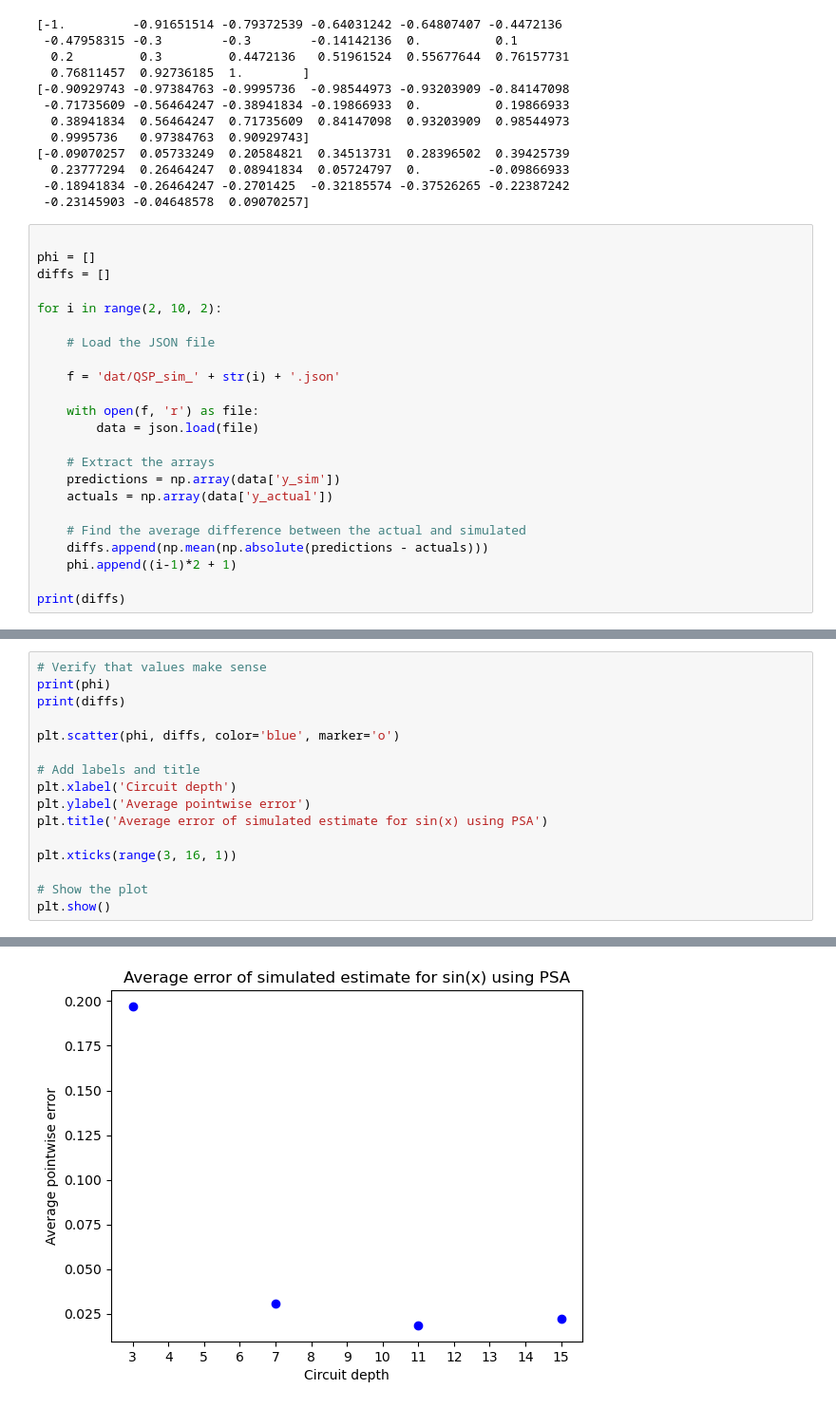
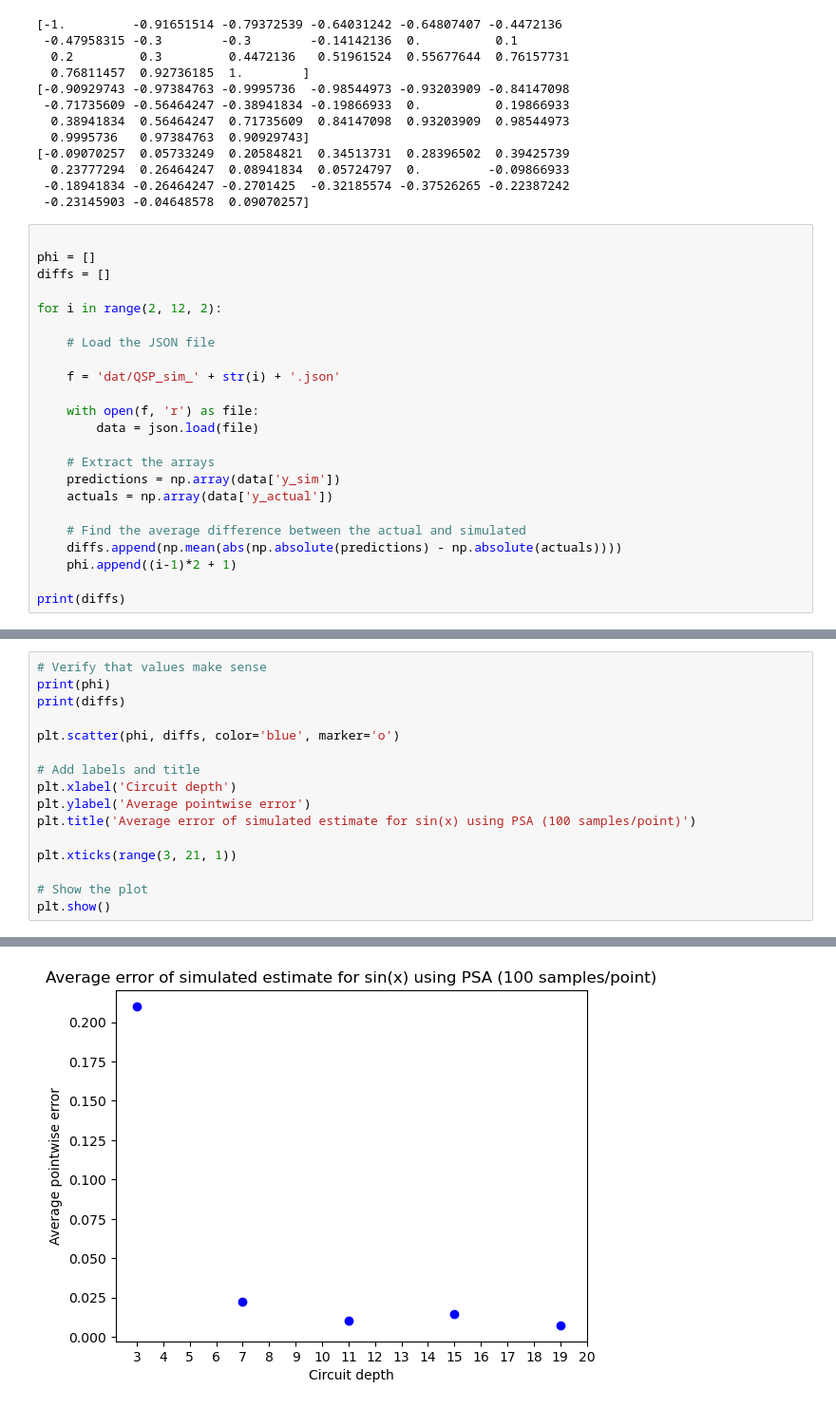
Before and after one commit to GeorgeHolm/ALQORITHM, a Jupyter notebook: data_analysis.ipynb, the cells around one changed output, grey strips where cells are left out. Shown: that part at 95% size. Cells and saved outputs as stored; diff of their text form.

```diff
--- a/data_analysis.ipynb
+++ b/data_analysis.ipynb
@@ -35,7 +35,7 @@ print(diff)
 phi = []
 diffs = []
 
-for i in range(2, 10, 2):
+for i in range(2, 12, 2):
 
     # Load the JSON file
 
@@ -49,7 +49,7 @@ for i in range(2, 10, 2):
     actuals = np.array(data['y_actual'])
 
     # Find the average difference between the actual and simulated
-    diffs.append(np.mean(np.absolute(predictions - actuals)))
+    diffs.append(np.mean(abs(np.absolute(predictions) - np.absolute(actuals))))
     phi.append((i-1)*2 + 1)
 
 print(diffs)
@@ -65,9 +65,9 @@ plt.scatter(phi, diffs, color='blue', marker='o')
 # Add labels and title
 plt.xlabel('Circuit depth')
 plt.ylabel('Average pointwise error')
-plt.title('Average error of simulated estimate for sin(x) using PSA')
+plt.title('Average error of simulated estimate for sin(x) using PSA (100 samples/point)')
 
-plt.xticks(range(3, 16, 1))
+plt.xticks(range(3, 21, 1))
 
 # Show the plot
 plt.show()
@@ -77 +77 @@ plt.show()
-[figure, old version]
+[figure, new version]
```
Also changed, not shown: parts of 3 cells of this notebook, 8 other files.
